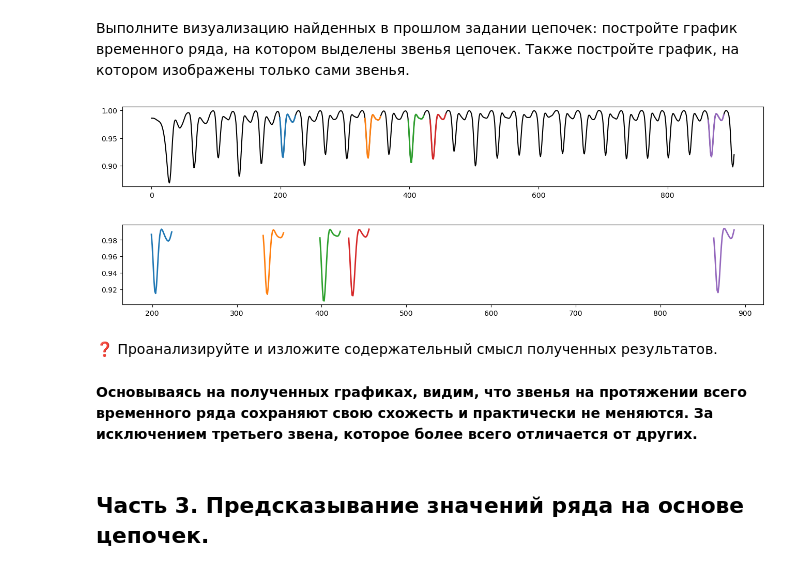
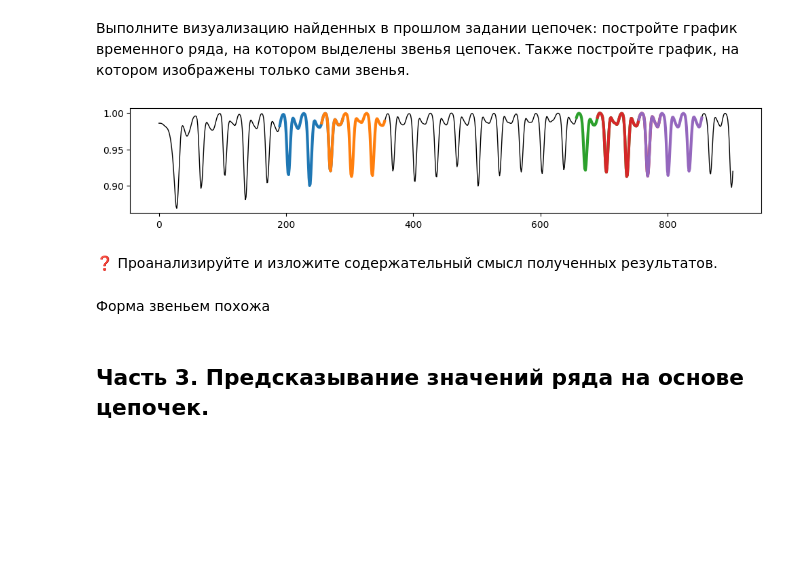
Before and after one commit to studntsusu/2023-Kufarov-TimeSeriesCourse, a Jupyter notebook: practice/06 Chains/06 Chains.ipynb, the cells around one changed output. Cells and saved outputs as stored; diff of their text form; code cells hidden in the pictures; blank space fills up the shorter version.

```diff
--- a/practice/06 Chains/06 Chains.ipynb
+++ b/practice/06 Chains/06 Chains.ipynb
@@ -19,6 +39,6 @@ from sklearn.metrics import mean_squared_error
 В первом задании вам предстоит выполнить поиск эволюционирующих шаблонов временного ряда. Выполните считывание набора данных [Rotation Matrix](datasets/Rotation%20Matrix.txt), найдите в нем самую длинную цепочку и выведите индексы начала звеньев этой цепочки.
 # %%
 fig, ax = plt.subplots(figsize=(16, 2))
-ts = np.loadtxt('datasets/Rotation Matrix.txt')
-ax.plot(ts);
+ts = np.loadtxt('/content/drive/MyDrive/2023-Kufarov-TimeSeriesCourse-main/practice/06 Chains/datasets/Rotation Matrix.txt')
+ax.plot(ts)
 # %% [output]
@@ -26,6 +57,8 @@ ax.plot(ts);
 # %%
-m = 25
+# INSERT YOUR CODE
+m = 100
+
 mp = stumpy.stump(ts, m=m)
-s, c = stumpy.allc(mp[:,2], mp[:,3])
-c
+all_chain_set, unanchored_chain = stumpy.allc(mp[:, 2], mp[:, 3])
+unanchored_chain
 # %% [output]
@@ -43,30 +74,19 @@ import matplotlib.pyplot as plt
 # %%
-plt.figure(figsize=(16,2))
-plt.plot(ts, color='black')
-
-for i in range(c.shape[0]):
-    y = ts[c[i]:c[i]+m]
-    x = range(c[i], c[i]+m)
-    plt.plot(x, y, linewidth=2)
+# INSERT YOUR CODE
+fig, ax = plt.subplots(figsize=(12, 2))
+ax.plot(ts, linewidth=1, color='black')
+for i in range(unanchored_chain.shape[0]):
+    y = ts[unanchored_chain[i]:unanchored_chain[i]+m]
+    x = range(unanchored_chain[i], unanchored_chain[i]+m)
+    plt.plot(x, y, linewidth=3)
 
 plt.show()
 # %% [output]
-[figure, old version]
+[figure, new version]
-# %%
-plt.figure(figsize=(16,2))
-
-for i in range(c.shape[0]):
-    y = ts[c[i]:c[i]+m]
-    x = range(c[i], c[i]+m)
-    plt.plot(x, y, linewidth=2)
-
-plt.show()
-# %% [output]
-[figure, removed]
 # %% [markdown]
 ❓ Проанализируйте и изложите содержательный смысл полученных результатов.
-# %% [markdown]
-**Основываясь на полученных графиках, видим, что звенья на протяжении всего временного ряда сохраняют свою схожесть и практически не меняются. За исключением третьего звена, которое более всего отличается от других.**
+# %% [markdown]
+Форма звеньем похожа
 # %% [markdown]
 ## **Часть 3.** Предсказывание значений ряда на основе цепочек.
 # %% [markdown]
```
Also changed, not shown: parts of 18 cells of this notebook.
